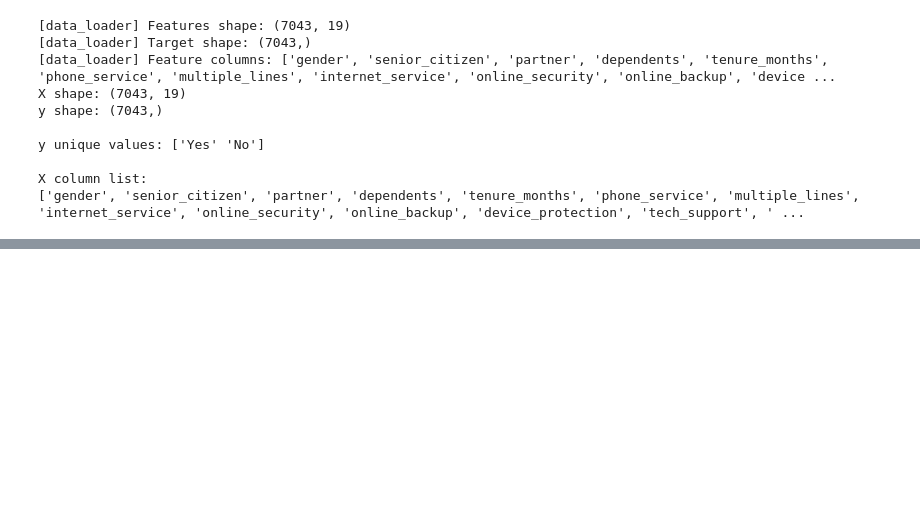
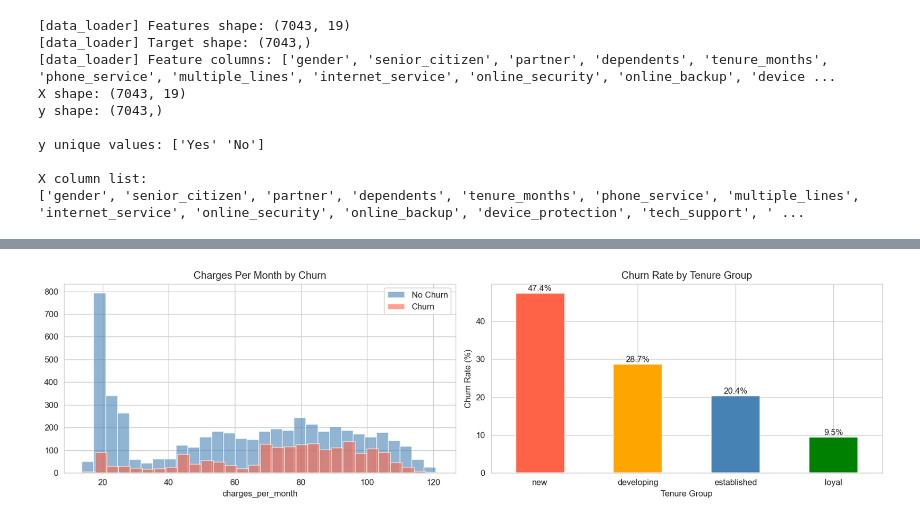
Before and after one commit to shreyabn12/Customer-Churn-Prediction-ML, a Jupyter notebook: notebooks/01_eda.ipynb, the cells around one changed output, grey strips where cells are left out. Cells and saved outputs as stored; diff of their text form; code cells hidden in the pictures; blank space fills up the shorter version.

Commit message:
Phase 2 complete: feature engineering and preprocessing pipeline ready

```diff
--- a/notebooks/01_eda.ipynb
+++ b/notebooks/01_eda.ipynb
@@ -337,3 +337,14 @@ y unique values: ['Yes' 'No']
 
 X column list:
 ['gender', 'senior_citizen', 'partner', 'dependents', 'tenure_months', 'phone_service', 'multiple_lines', 'internet_service', 'online_security', 'online_backup', 'device_protection', 'tech_support', ' ...
+# %%
+# Test our features.py module
+import sys
+sys.path.append('..')
+from src.features import engineer_features, encode_binary_columns, NUMERIC_COLS, BINARY_COLS, MULTI_CAT_COLS
+
+# Apply feature engineering to see the new columns
+df_engineered = engineer_features(df)
+
+print("New columns added:")
+print(df_engineered[['tenure_months', 'charges_per_month', 'tenure_group', 'tenure_group_encoded']].head(10))
@@ -339,0 +394,29 @@ X column list:
+# %%
+fig, axes = plt.subplots(1, 2, figsize=(14, 4))
+
+# charges_per_month by churn
+df_engineered[df_engineered['churn_label'] == 'No']['charges_per_month'].hist(
+    bins=30, ax=axes[0], alpha=0.6, color='steelblue', label='No Churn')
+df_engineered[df_engineered['churn_label'] == 'Yes']['charges_per_month'].hist(
+    bins=30, ax=axes[0], alpha=0.6, color='tomato', label='Churn')
+axes[0].set_title('Charges Per Month by Churn')
+axes[0].set_xlabel('charges_per_month')
+axes[0].legend()
+
+# tenure_group by churn rate
+tenure_churn = df_engineered.groupby('tenure_group', observed=True)['churn_label'].apply(
+    lambda x: (x == 'Yes').mean() * 100).round(1)
+tenure_churn.plot(kind='bar', ax=axes[1], color=['tomato','orange','steelblue','green'])
+axes[1].set_title('Churn Rate by Tenure Group')
+axes[1].set_xlabel('Tenure Group')
+axes[1].set_ylabel('Churn Rate (%)')
+axes[1].set_xticklabels(axes[1].get_xticklabels(), rotation=0)
+for p in axes[1].patches:
+    axes[1].annotate(f'{p.get_height():.1f}%',
+                     (p.get_x() + p.get_width()/2, p.get_height() + 0.5), ha='center')
+
+plt.tight_layout()
+plt.savefig('../reports/figures/engineered_features.png', dpi=150)
+plt.show()
+# %% [output]
+[figure, added]
```
Also changed, not shown: parts of 2 cells of this notebook, 3 other files.
